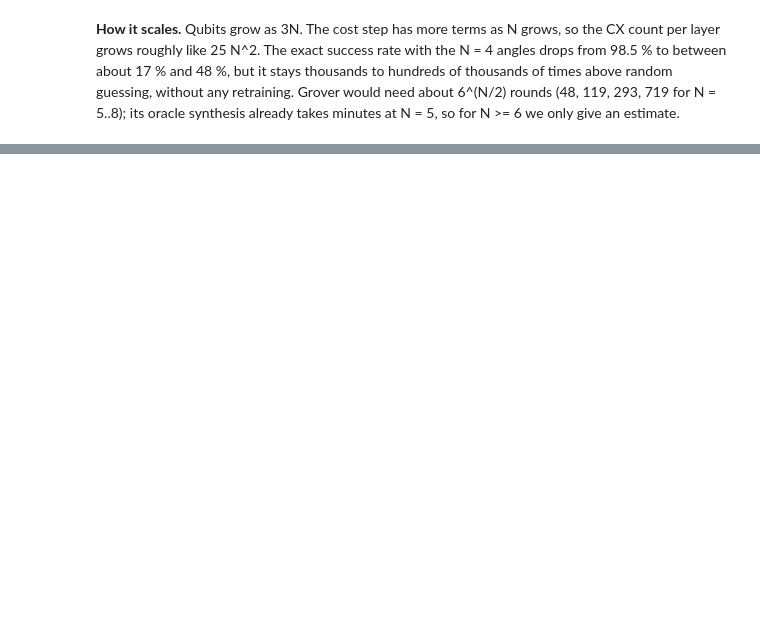
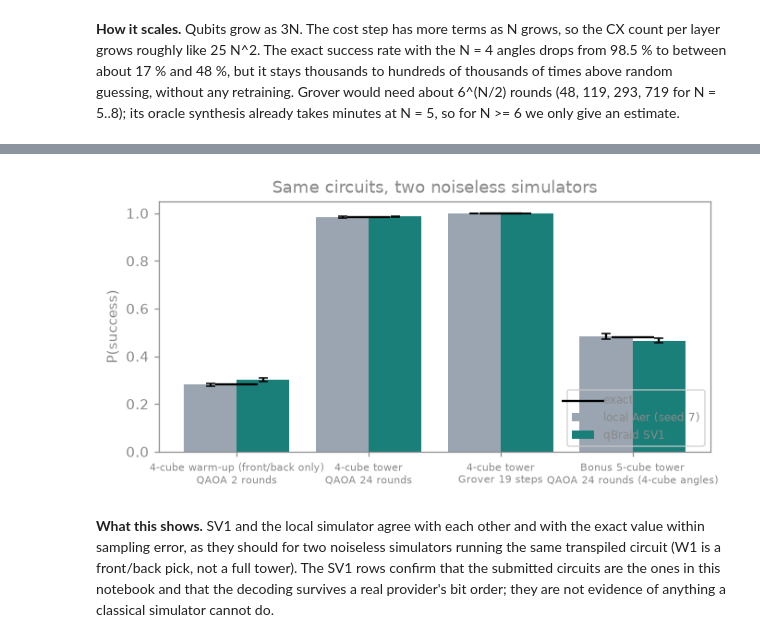
Before and after one commit to hoanganh-2704/CEadify_QAOA, a Jupyter notebook: solution.ipynb, the cells around one changed output, grey strips where cells are left out. Cells and saved outputs as stored; diff of their text form; code cells hidden in the pictures; blank space fills up the shorter version.

```diff
--- a/solution.ipynb
+++ b/solution.ipynb
@@ -311,7 +310,7 @@ def good_pick(key):
     return picks if picks is not None and is_two_factor(CUBES, picks) else None
 
 
-counts = run_on_qbraid(w1_circuit, shots=SHOTS_N4, tag="W1")
+counts = run_on_qbraid(w1_circuit, shots=SHOTS_N4, tag="W1", replay=False)
 w1 = success_rate(counts, good_pick, valid=report.frontback_valid)
 print(f"W1: {w1['n_good']} of {w1['n_total']} shots are good front/back picks, P = {w1['P']:.4f} +- {w1['se']:.4f}"
       f" (exact {w1_exact:.4f}); shots that are not one-hot: {w1['n_invalid']}")
@@ -565,12 +564,12 @@ def run_cc(rid, cubes, gammas, betas, algorithm, shots, level="Core", puzzle_nam
     H = H if H is not None else compact_hamiltonian(cubes)
     qc = compact_qaoa(cubes, gammas, betas, H=H)
     exact = Reduced(cubes).P(gammas, betas)
-    counts = run_on_qbraid(qc, shots=shots, tag=rid)
+    counts = run_on_qbraid(qc, shots=shots, tag=rid, replay=False)
     s = success_rate(counts, lambda key: decode_tower(cubes, key), valid=report.compact_valid)
     towers = {tuple(map(tuple, t)) for t in s["objects"].values()}
     print(f"{rid}: {s['n_good']} of {s['n_total']} shots verified towers, P = {s['P']:.4f} +- {s['se']:.4f}"
           + f" (exact {exact:.4f})"
-          + f"; illegal codes {s['n_invalid']}; distinct towers {len(towers)}, all pass solves: "
+          + f"; impossible readings {s['n_invalid']}; distinct towers {len(towers)}, all pass solves: "
           + str(all(solves(list(t)) for t in towers)))
     return add_row(make_row(rid, level, puzzle_name, n, "compact, 3 qubits per cube", algorithm, prepared(qc),
                             shots, s, baseline(n, "bits3N"), baseline(n, "valid6N"), p_exact=exact, notes=notes)), counts
@@ -646,11 +645,11 @@ M = 2 answers, best K = 19, predicted P = 0.9985
 grover_rows = {}
 for rid, k in (("G0", 5), ("G1", 10), ("G2", K_best)):
     qc = grover_circuit(CUBES, k)
-    counts = run_on_qbraid(qc, shots=SHOTS_N4, tag=rid)
+    counts = run_on_qbraid(qc, shots=SHOTS_N4, tag=rid, replay=False)
     s = success_rate(counts, decode4, valid=report.compact_valid)
     theory = grover_success(4, k, M)
     print(f"{rid} (K={k}): {s['n_good']} of {s['n_total']} shots verified towers, P = {s['P']:.4f} +- {s['se']:.4f}"
-          f" (theory {theory:.4f}); illegal codes {s['n_invalid']}; qubits {qc.num_qubits} data")
+          f" (theory {theory:.4f}); impossible readings {s['n_invalid']}; qubits {qc.num_qubits} data")
     grover_rows[k] = add_row(make_row(rid, "Core", "N=4", 4, "compact, 3 qubits per cube",
                                       f"Grover, rules-only oracle, K={k}", prepared(qc), SHOTS_N4, s,
                                       baseline(4, "bits3N"), baseline(4, "valid6N"), p_exact=theory,
@@ -870,6 +869,6 @@ fig = report.plot_bonus_scaling(bonus_rows, exact_by_n, baselines_by_n)
 save_show(fig, "bonus_scaling.png")
 for n, r in sorted(bonus_rows.items()):
     print(f"N={n}: qubits {r['qubits']} ({3 * n} data), CX {r['cx']}, CX per layer about {r['cx'] / 24:.0f},"
-          f" P {r['P']:.3f} vs random legal {baseline(n, 'valid6N'):.1e}")
+          f" P {r['P']:.3f} vs random valid placements {baseline(n, 'valid6N'):.1e}")
 # %% [output]
 [figure]
@@ -886,0 +948,23 @@ only give an estimate.
+# %%
+if sv1_rows:
+    tags = list(sv1_rows)
+    x = np.arange(len(tags))
+    fig, ax = plt.subplots(figsize=(7, 3.2))
+    ax.bar(x - 0.2, [LOCAL[t]["P"] for t in tags], 0.4, yerr=[LOCAL[t]["P_se"] for t in tags], color="#9aa5b1",
+           label="local Aer (seed 7)", capsize=3)
+    ax.bar(x + 0.2, [sv1_rows[t]["P"] for t in tags], 0.4, yerr=[sv1_rows[t]["P_se"] for t in tags], color="#1b7f79",
+           label="qBraid SV1", capsize=3)
+    ax.scatter(x, [LOCAL[t]["P_exact"] for t in tags], marker="_", s=900, color="black", zorder=3, label="exact")
+    ax.set_xticks(x, [report.label_of(sv1_rows[t]).replace(", ", "\n", 1) for t in tags], fontsize=7)
+    ax.set_ylabel("P(success)")
+    ax.set_ylim(0, 1.05)
+    ax.set_title("Same circuits, two noiseless simulators")
+    ax.legend(loc="lower right", fontsize=8)
+    save_show(fig, "sv1_vs_aer.png")
+# %% [output]
+[figure, added]
+# %% [markdown]
+**What this shows.** SV1 and the local simulator agree with each other and with the exact value within sampling error,
+as they should for two noiseless simulators running the same transpiled circuit (W1 is a front/back pick, not a full
+tower). The SV1 rows confirm that the submitted circuits are the ones in this notebook and that the decoding survives
+a real provider's bit order; they are not evidence of anything a classical simulator cannot do.
```
Also changed, not shown: parts of 31 cells of this notebook, 45 other files.
